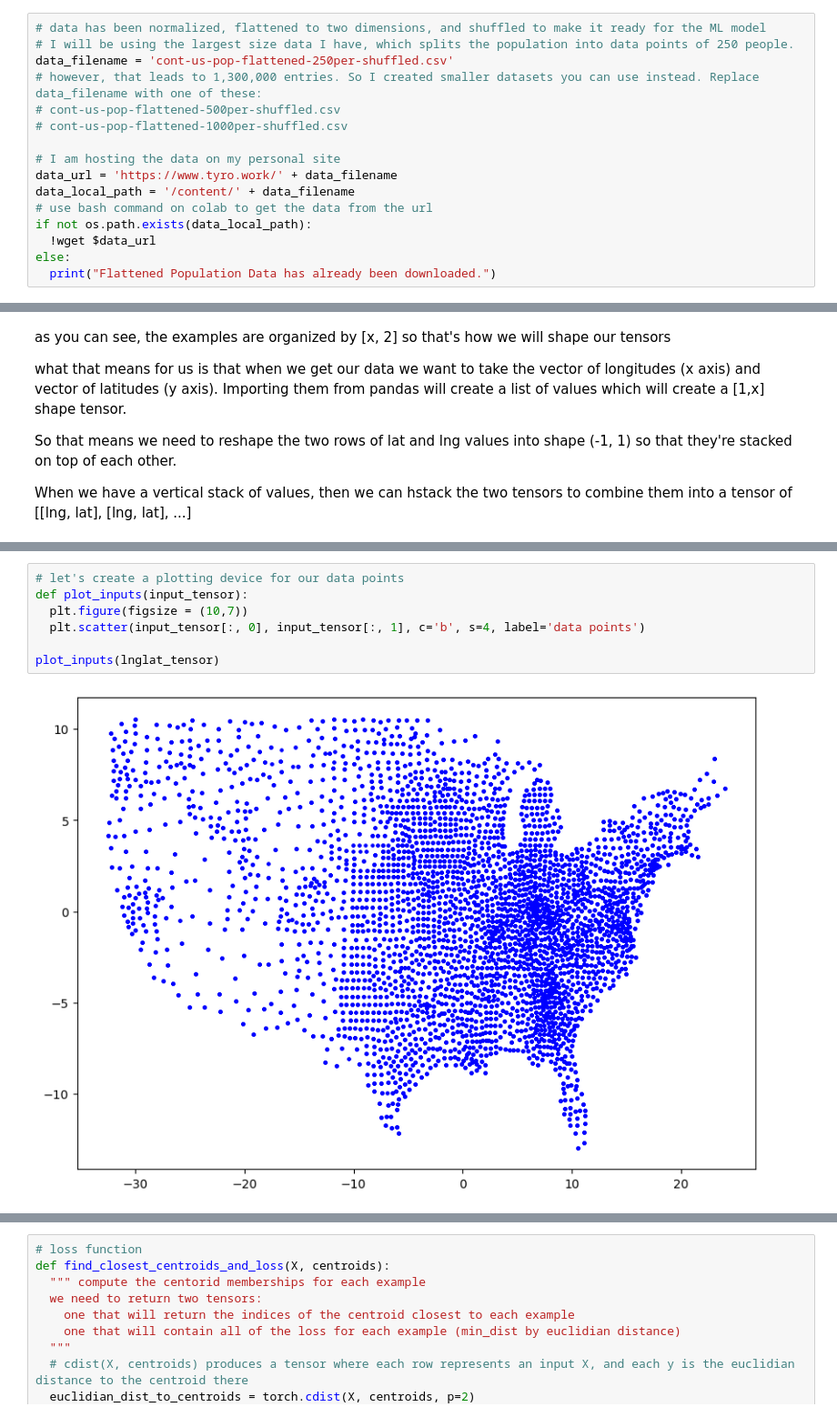
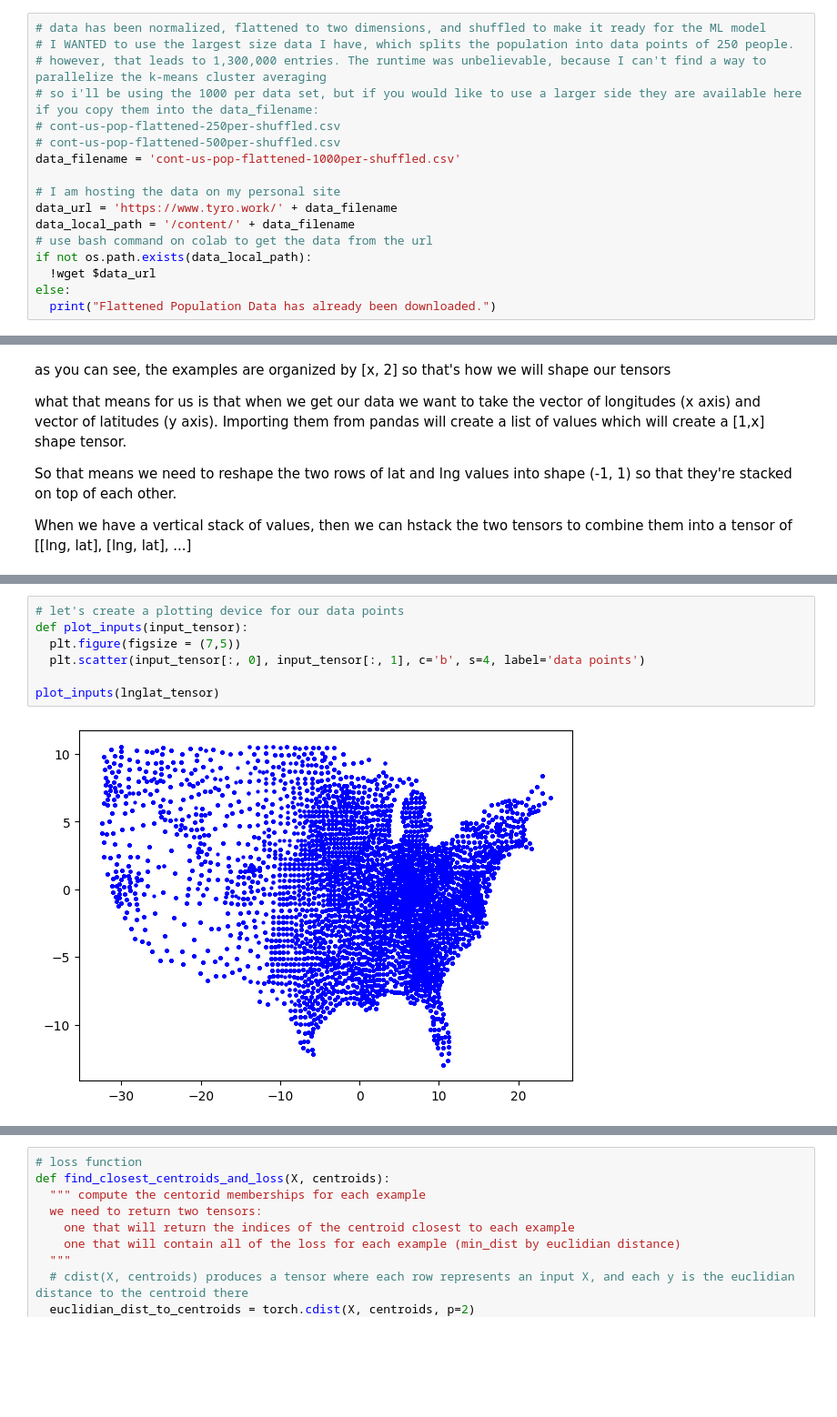
Before and after one commit to Tyrowo/county-population-clustering, a Jupyter notebook: K-Means Clustering.ipynb, the cells around one changed output, grey strips where cells are left out. Shown at 91% size. Saved outputs shown, nothing was run; the diff lists cells and outputs as text; blank space fills up the shorter version.

```diff
--- a/K-Means Clustering.ipynb
+++ b/K-Means Clustering.ipynb
@@ -18,11 +18,12 @@ primary_device, torch.cuda.device_count()
 ('cpu', 0)
 # %%
 # data has been normalized, flattened to two dimensions, and shuffled to make it ready for the ML model
-# I will be using the largest size data I have, which splits the population into data points of 250 people.
-data_filename = 'cont-us-pop-flattened-250per-shuffled.csv'
-# however, that leads to 1,300,000 entries. So I created smaller datasets you can use instead. Replace data_filename with one of these:
+# I WANTED to use the largest size data I have, which splits the population into data points of 250 people.
+# however, that leads to 1,300,000 entries. The runtime was unbelievable, because I can't find a way to parallelize the k-means cluster averaging
+# so i'll be using the 1000 per data set, but if you would like to use a larger side they are available here if you copy them into the data_filename:
+# cont-us-pop-flattened-250per-shuffled.csv
 # cont-us-pop-flattened-500per-shuffled.csv
-# cont-us-pop-flattened-1000per-shuffled.csv
+data_filename = 'cont-us-pop-flattened-1000per-shuffled.csv'
 
 # I am hosting the data on my personal site
 data_url = 'https://www.tyro.work/' + data_filename
@@ -103,12 +104,12 @@ lnglat_tensor, lnglat_tensor.shape, lnglat_tensor[0], lnglat_tensor[:, 0], lngla
 # %%
 # let's create a plotting device for our data points
 def plot_inputs(input_tensor):
-  plt.figure(figsize = (10,7))
+  plt.figure(figsize = (7,5))
   plt.scatter(input_tensor[:, 0], input_tensor[:, 1], c='b', s=4, label='data points')
 
 plot_inputs(lnglat_tensor)
 # %% [output]
-[figure, old version]
+[figure, new version]
 # %%
 # perfect. so that is great to see that it's working, but we don't need to draw all 1,300,000 points overtop of each other just to show the map.
 # so let's import the unflattened data just to display everything with less draw time
```
Also changed, not shown: parts of 6 cells of this notebook.
